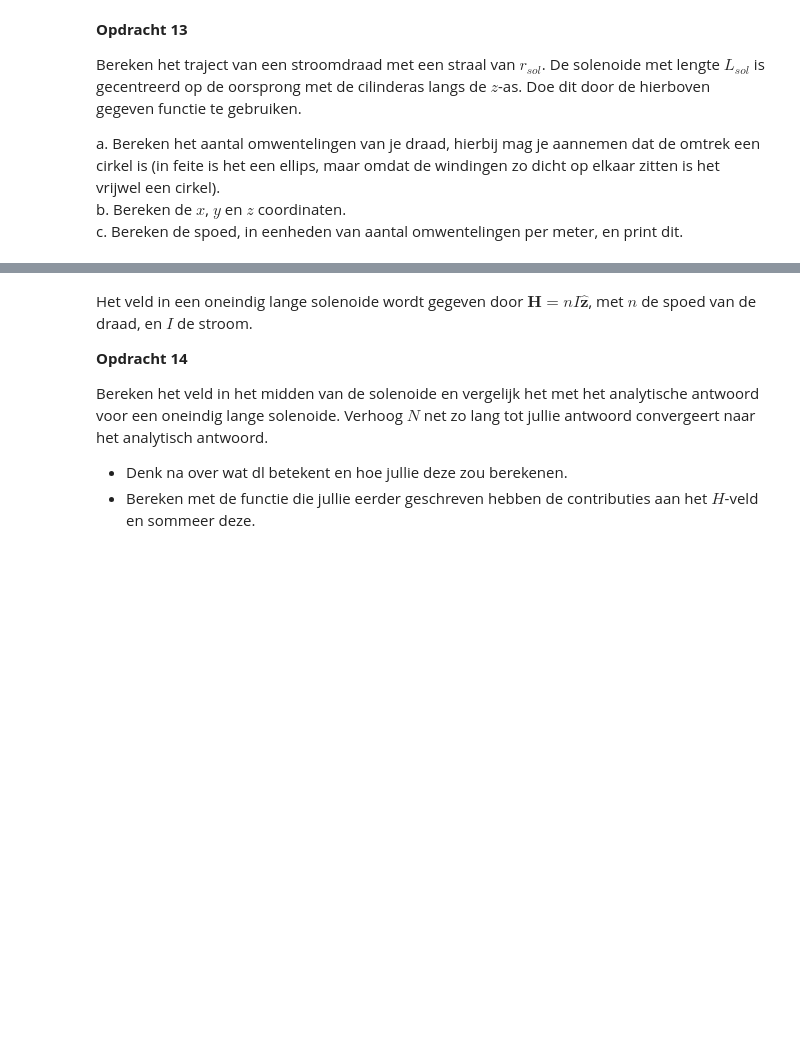
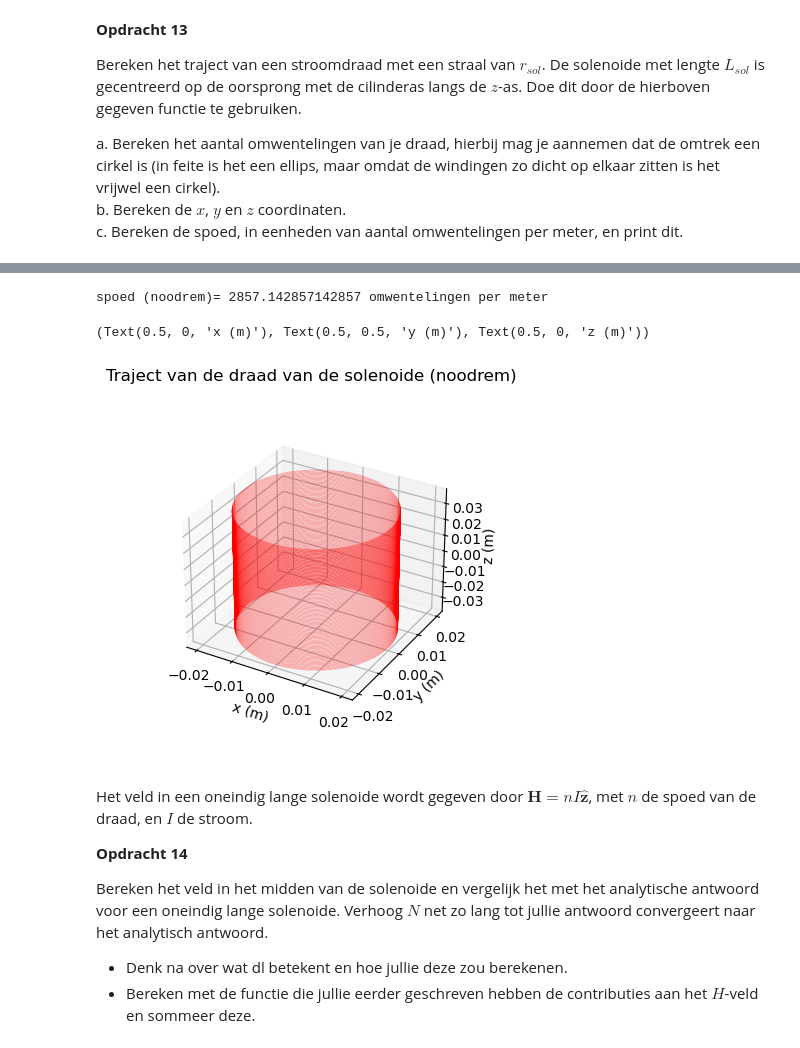
Before and after one commit to felicievdl/Felicie-opdrachten-DEF-D, a Jupyter notebook: DigitaleOntwerpopdrachten/2KrachtactuatorOpdracht/KrachtactuatorOpdracht.ipynb, the cells around one changed output, grey strips where cells are left out. Drawn from its saved outputs; the diff is of its cells as text; code cells hidden in the pictures; blank space fills up the shorter version.

```diff
--- a/DigitaleOntwerpopdrachten/2KrachtactuatorOpdracht/KrachtactuatorOpdracht.ipynb
+++ b/DigitaleOntwerpopdrachten/2KrachtactuatorOpdracht/KrachtactuatorOpdracht.ipynb
@@ -496,3 +539,30 @@ ax.set_xlabel('x (m)'), ax.set_ylabel('y (m)'), ax.set_zlabel('z (m)')
+# %%
+#Noodrem
+l_draad1 = l_max2 # Lengte draad
+r_sol1 = 0.02 # Straal solenoide
+L_sol1 = 0.075 # Lengte solenoide
+
+#a
+N1 = l_draad1/(2*np.pi*r_sol1) # Aantal wikkeling
+
+#b
+N_stappen1=10000
+x1, y1, z1 = parametrisatie(N_stappen1, r_sol1, N1, L_sol1)
+
+#c
+spoed1 = N1/L_sol1
+print("spoed (noodrem)=",spoed1, "omwentelingen per meter")
+
+# Enkele plots
+ax=plt.figure().add_subplot(projection='3d')
+plt.title('Traject van de draad van de solenoide (noodrem)')
+plt.plot(x1, y1, z1, '-r', linewidth=0.1)
+ax.set_box_aspect(aspect=None, zoom=0.8)
+ax.set_xlabel('x (m)'), ax.set_ylabel('y (m)'), ax.set_zlabel('z (m)')
+# %% [output]
+spoed (noodrem)= 2857.142857142857 omwentelingen per meter
+(Text(0.5, 0, 'x (m)'), Text(0.5, 0.5, 'y (m)'), Text(0.5, 0, 'z (m)'))
+[figure, added]
 # %% [markdown]
 Het veld in een oneindig lange solenoide wordt gegeven door $\mathbf{H} = n I \hat{\mathbf{z}}$, met $n$ de spoed van de draad, en $I$ de stroom.
 
```
Also changed, not shown: parts of 10 cells of this notebook.
